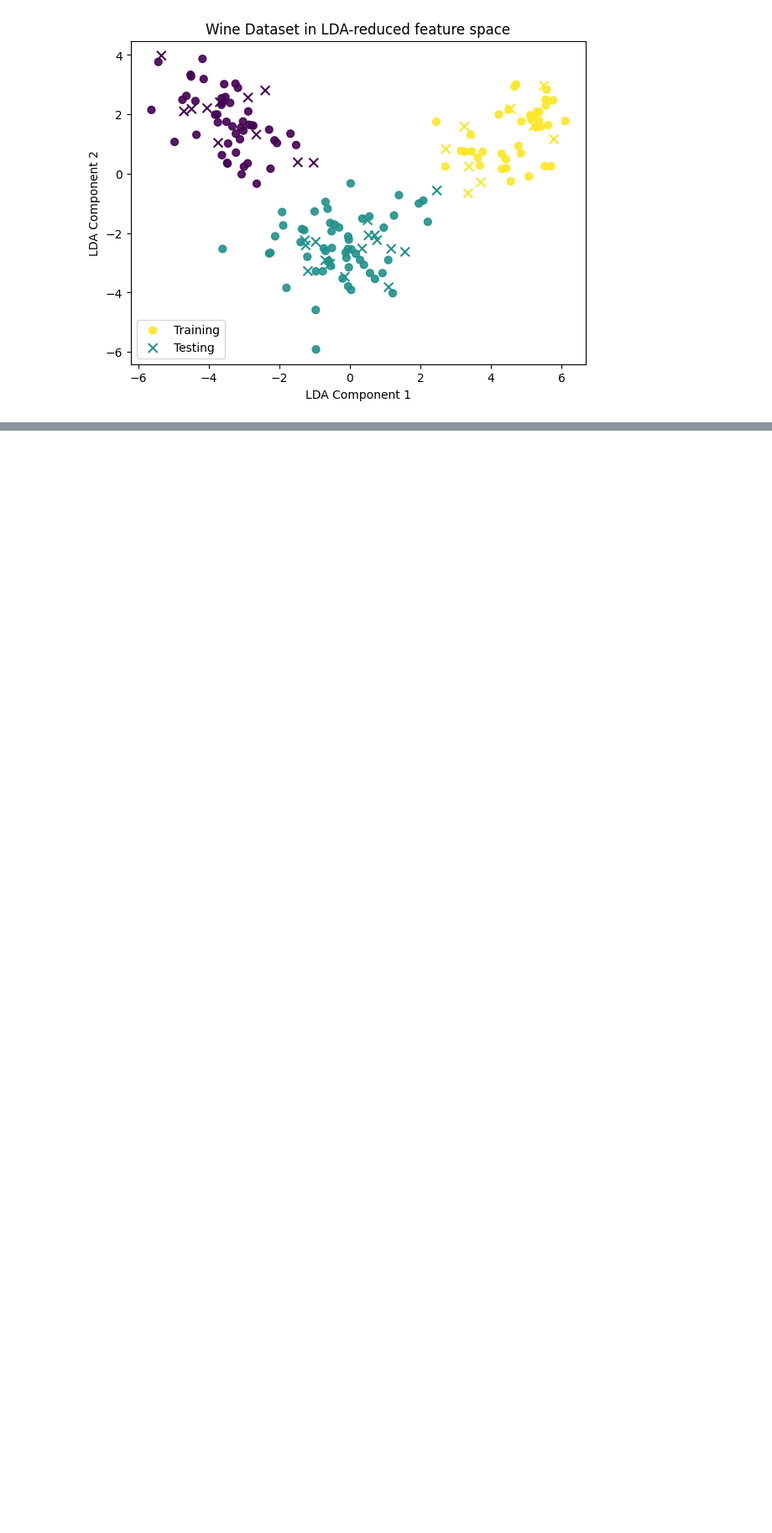
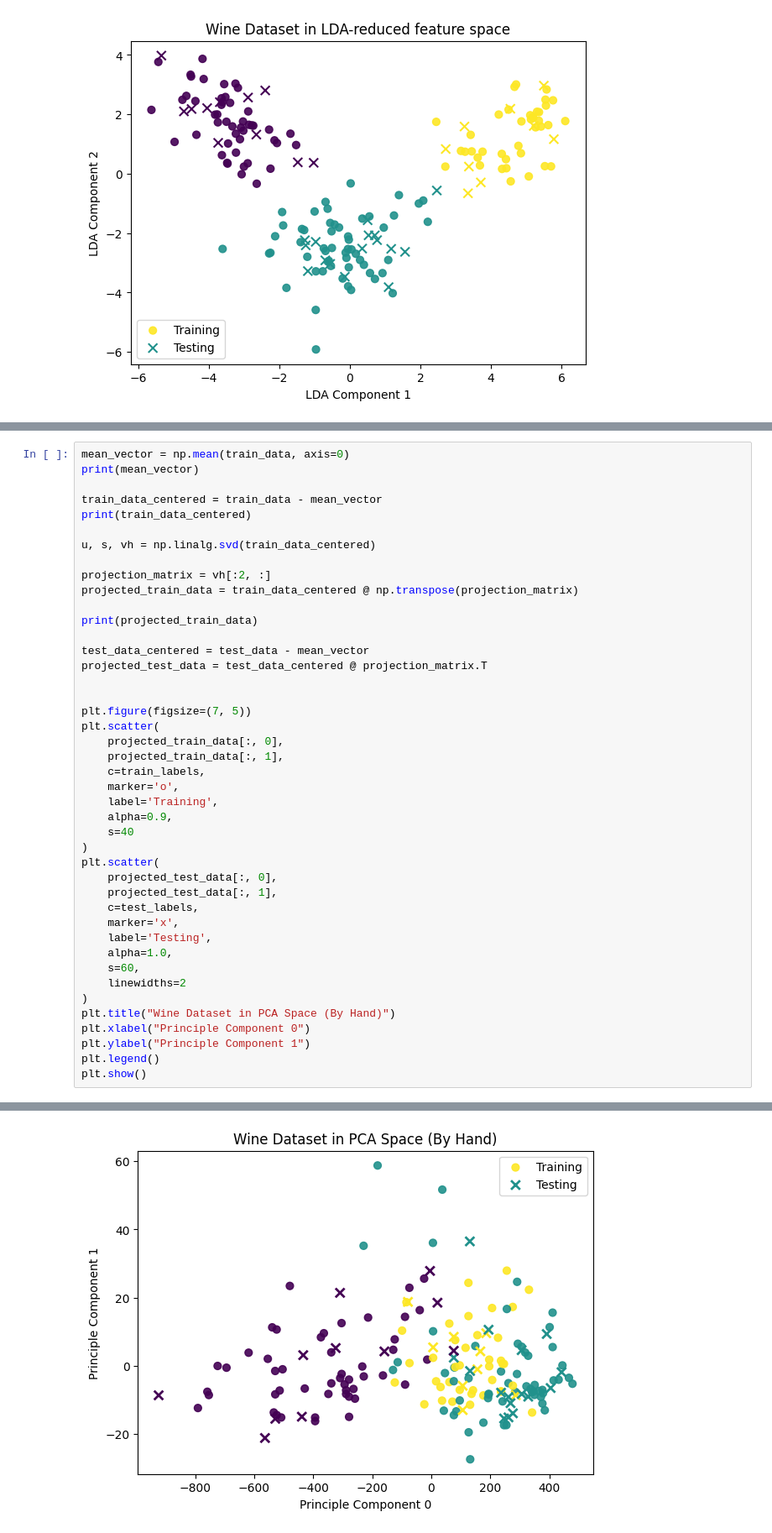
Before and after one commit to AntonGMorris/AntonGMorris, a Jupyter notebook: lab3_machinelearning.ipynb, the cells around one changed output, grey strips where cells are left out. Shown at 84% size. Drawn from its saved outputs; the diff is of its cells as text; blank space fills up the shorter version.

```diff
--- a/lab3_machinelearning.ipynb
+++ b/lab3_machinelearning.ipynb
@@ -246,3 +249,47 @@ Question:
 PCA (Unsupervised): Focuses solely on finding orthogonal directions of maximum total variance in the feature space without knowledge of class labels. Because variance doesn't necessarily align with class boundaries, the resulting clusters overlap considerably in the 2D PCA space.
 
 LDA (Supervised): Incorporates class labels to find a subspace that maximizes the distance between class means (between class variance) while minimizing the variance within each class (intra class variance). This leads to more distinct separation and tigher more defined clusters for the three wine types compared to PCA.
+# %%
+mean_vector = np.mean(train_data, axis=0)
+print(mean_vector)
+
+train_data_centered = train_data - mean_vector
+print(train_data_centered)
+
+u, s, vh = np.linalg.svd(train_data_centered)
+
+projection_matrix = vh[:2, :]
+projected_train_data = train_data_centered @ np.transpose(projection_matrix)
+
+print(projected_train_data)
+
+test_data_centered = test_data - mean_vector
+projected_test_data = test_data_centered @ projection_matrix.T
+
+
+plt.figure(figsize=(7, 5))
+plt.scatter(
+    projected_train_data[:, 0],
+    projected_train_data[:, 1],
+    c=train_labels,
+    marker='o',
+    label='Training',
+    alpha=0.9,
+    s=40
+)
+plt.scatter(
+    projected_test_data[:, 0],
+    projected_test_data[:, 1],
+    c=test_labels,
+    marker='x',
+    label='Testing',
+    alpha=1.0,
+    s=60,
+    linewidths=2
+)
+plt.title("Wine Dataset in PCA Space (By Hand)")
+plt.xlabel("Principle Component 0")
+plt.ylabel("Principle Component 1")
+plt.legend()
+plt.show()
+# %% [output]
@@ -248,0 +313 @@ LDA (Supervised): Incorporates class labels to find a subspace that maximizes th
+[figure, added]
```
Also changed, not shown: parts of 4 cells of this notebook.
